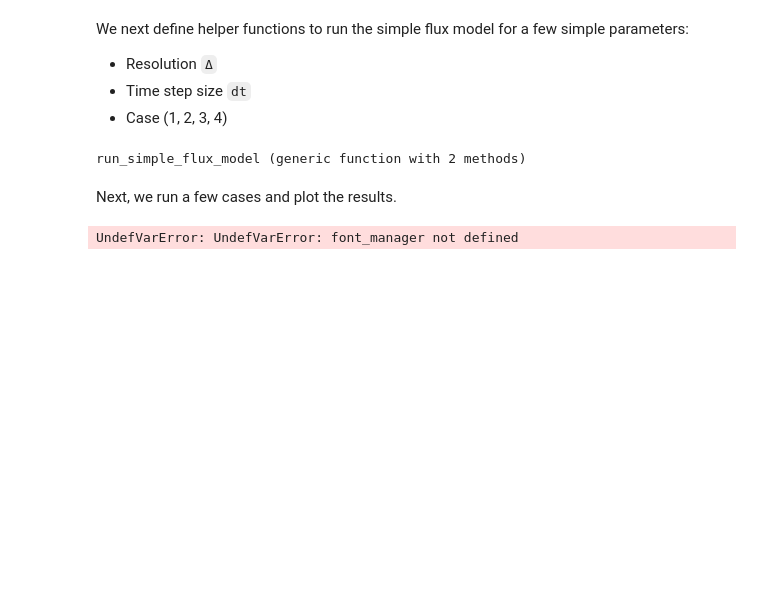
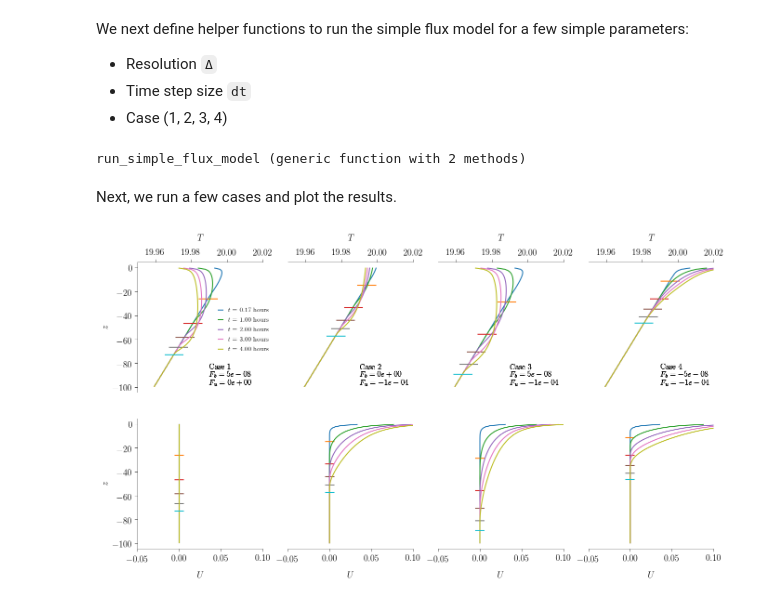
Before and after one commit to glwagner/OceanTurb.jl, a Jupyter notebook: examples/kpp_examples.ipynb, the cells around one changed output. Drawn from its saved outputs; the diff is of its cells as text; code cells hidden in the pictures; blank space fills up the shorter version.

```diff
--- a/examples/kpp_examples.ipynb
+++ b/examples/kpp_examples.ipynb
@@ -259,7 +258,7 @@ fig, axs = subplots(ncols=4, nrows=2, figsize=(16, 8))
 cols, rows = size(axs)
 defaultcolors = plt.rcParams["axes.prop_cycle"].by_key()["color"]
 
-font = font_manager.FontProperties()
+font = fontmanager.FontProperties()
 font.set_style("normal")
 font.set_weight("light")
 font.set_size("large")
@@ -287,31 +286,31 @@ for j = 1:rows
             removespines("top")
             xlabel(L"U", labelpad=12.0)
         end
 
         U, T, h, t, model = runs[j]
 
         for jout in [1, 6, 12, 18, 24]
             Ui = U[jout]
             Ti = T[jout]
 
             if i == 1
                 plotlabel = j == 1 ? @sprintf("\$ t \$ = %.2f hours", t[jout]/hour) : ""
                 plot(Ti, label=plotlabel)
                 plot(at_depth(Ti, h[jout]) .+ 0.005*[-1, 1], -h[jout]*[1, 1], "-")
                 xlim(19.95, 20.02)
 
                 label = @sprintf("Case %d \n \$ F_b = %.0e\$ \n \$ F_u = %.0e \$", j, fluxes[j][1], fluxes[j][2])
                 text(19.99, -90, label, verticalalignment="center", fontproperties=font)
             else
                 plot(Ui)
                 plot(at_depth(Ui, h[jout]) .+ 0.005*[-1, 1], -h[jout]*[1, 1], "-")
                 xlim(-0.05, 0.1)
             end
         end
 
         j == 1 && i == 1 && legend(fontsize="medium", handlelength=0.7, loc="best", bbox_to_anchor=(0.6, 0.7))
     end
 
 end
 # %% [output]
-UndefVarError: UndefVarError: font_manager not defined
+[figure, added]
```
Also changed, not shown: parts of 1 cell of this notebook, 11 other files.
